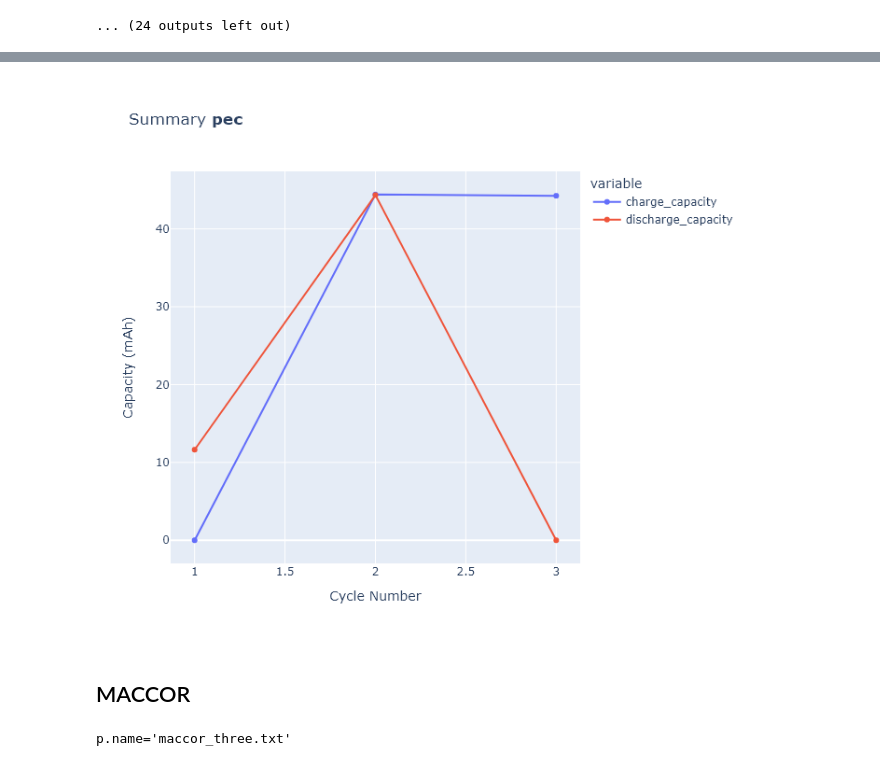
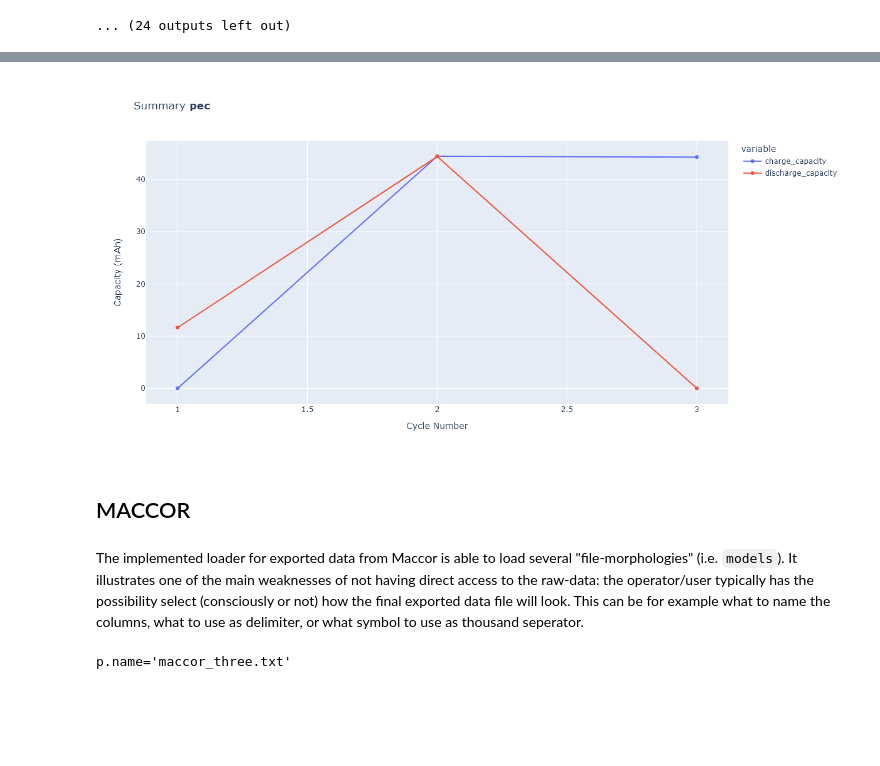
Before and after one commit to jepegit/cellpy, a Jupyter notebook: examples/06_loading_different_formats.ipynb, the cells around one changed output, grey strips where cells are left out. Drawn from its saved outputs; the diff is of its cells as text; code cells hidden in the pictures; blank space fills up the shorter version.

Commit message:
further fixes on maccor and updating the notebook

```diff
--- a/examples/06_loading_different_formats.ipynb
+++ b/examples/06_loading_different_formats.ipynb
@@ -54,9 +70,11 @@ plotutils.raw_plot(c)
 # %%
-plotutils.summary_plot(c, y="capacities")
+plotutils.summary_plot(c, y="capacities", width=1200)
 # %% [output]
-[figure, old version]
+[figure, new version]
 # %% [markdown]
 ## MACCOR
+# %% [markdown]
+The implemented loader for exported data from Maccor is able to load several "file-morphologies" (i.e. `models`). It illustrates one of the main weaknesses of not having direct access to the raw-data: the operator/user typically has the possibility select (consciously or not) how the final exported data file will look. This can be for example what to name the columns, what to use as delimiter, or what symbol to use as thousand seperator.
 # %%
 p = example_data.maccor_file_path()
 print(f"{p.name=}")
```
Also changed, not shown: parts of 20 cells of this notebook, 1 other file.
